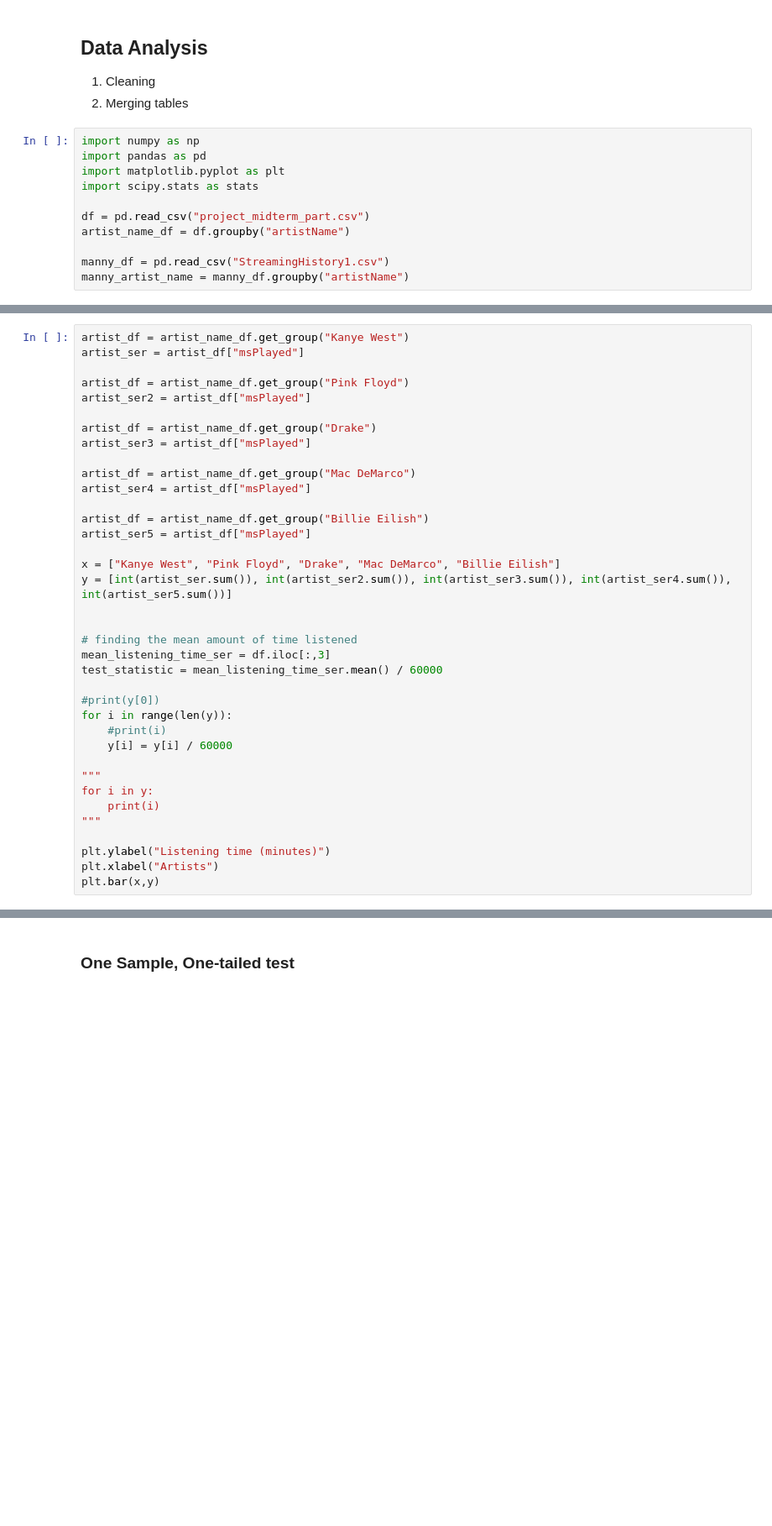
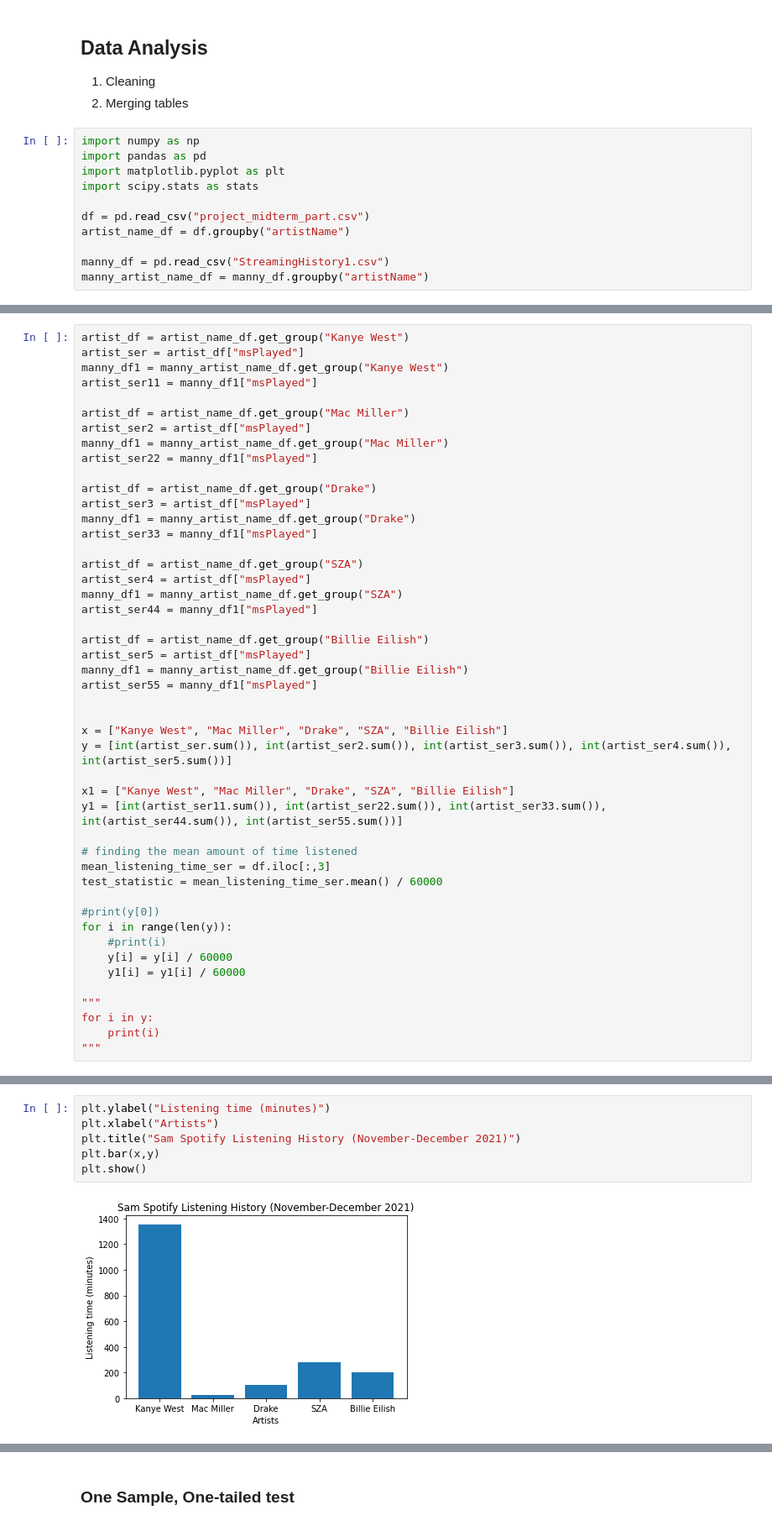
Before and after one commit to samhpr/FinalProject, a Jupyter notebook: main.ipynb, the cells around one changed output, grey strips where cells are left out. Shown at 84% size. Drawn from its saved outputs; the diff is of its cells as text; blank space fills up the shorter version.

Commit message:
visualizations

```diff
--- a/main.ipynb
+++ b/main.ipynb
@@ -36,4 +36,4 @@ df = pd.read_csv("project_midterm_part.csv")
 artist_name_df = df.groupby("artistName")
 
 manny_df = pd.read_csv("StreamingHistory1.csv")
-manny_artist_name = manny_df.groupby("artistName")
+manny_artist_name_df = manny_df.groupby("artistName")
@@ -42,22 +42,35 @@ manny_artist_name = manny_df.groupby("artistName")
 # %%
 artist_df = artist_name_df.get_group("Kanye West")
 artist_ser = artist_df["msPlayed"]
+manny_df1 = manny_artist_name_df.get_group("Kanye West")
+artist_ser11 = manny_df1["msPlayed"]
 
-artist_df = artist_name_df.get_group("Pink Floyd")
+artist_df = artist_name_df.get_group("Mac Miller")
 artist_ser2 = artist_df["msPlayed"]
+manny_df1 = manny_artist_name_df.get_group("Mac Miller")
+artist_ser22 = manny_df1["msPlayed"]
 
 artist_df = artist_name_df.get_group("Drake")
 artist_ser3 = artist_df["msPlayed"]
+manny_df1 = manny_artist_name_df.get_group("Drake")
+artist_ser33 = manny_df1["msPlayed"]
 
-artist_df = artist_name_df.get_group("Mac DeMarco")
+artist_df = artist_name_df.get_group("SZA")
 artist_ser4 = artist_df["msPlayed"]
+manny_df1 = manny_artist_name_df.get_group("SZA")
+artist_ser44 = manny_df1["msPlayed"]
 
 artist_df = artist_name_df.get_group("Billie Eilish")
 artist_ser5 = artist_df["msPlayed"]
+manny_df1 = manny_artist_name_df.get_group("Billie Eilish")
+artist_ser55 = manny_df1["msPlayed"]
 
-x = ["Kanye West", "Pink Floyd", "Drake", "Mac DeMarco", "Billie Eilish"]
+
+x = ["Kanye West", "Mac Miller", "Drake", "SZA", "Billie Eilish"]
 y = [int(artist_ser.sum()), int(artist_ser2.sum()), int(artist_ser3.sum()), int(artist_ser4.sum()), int(artist_ser5.sum())]
 
+x1 = ["Kanye West", "Mac Miller", "Drake", "SZA", "Billie Eilish"]
+y1 = [int(artist_ser11.sum()), int(artist_ser22.sum()), int(artist_ser33.sum()), int(artist_ser44.sum()), int(artist_ser55.sum())]
 
 # finding the mean amount of time listened
 mean_listening_time_ser = df.iloc[:,3]
@@ -67,13 +80,10 @@ test_statistic = mean_listening_time_ser.mean() / 60000
 for i in range(len(y)):
     #print(i)
     y[i] = y[i] / 60000
+    y1[i] = y1[i] / 60000
 
 """
 for i in y:
     print(i)
 """
-
-plt.ylabel("Listening time (minutes)")
-plt.xlabel("Artists")
-plt.bar(x,y)
 # %% [output]
@@ -81,0 +93,8 @@ plt.bar(x,y)
+# %%
+plt.ylabel("Listening time (minutes)")
+plt.xlabel("Artists")
+plt.title("Sam Spotify Listening History (November-December 2021)")
+plt.bar(x,y)
+plt.show()
+# %% [output]
+[figure, added]
```
Also changed, not shown: parts of 9 cells of this notebook, 2 other files.
